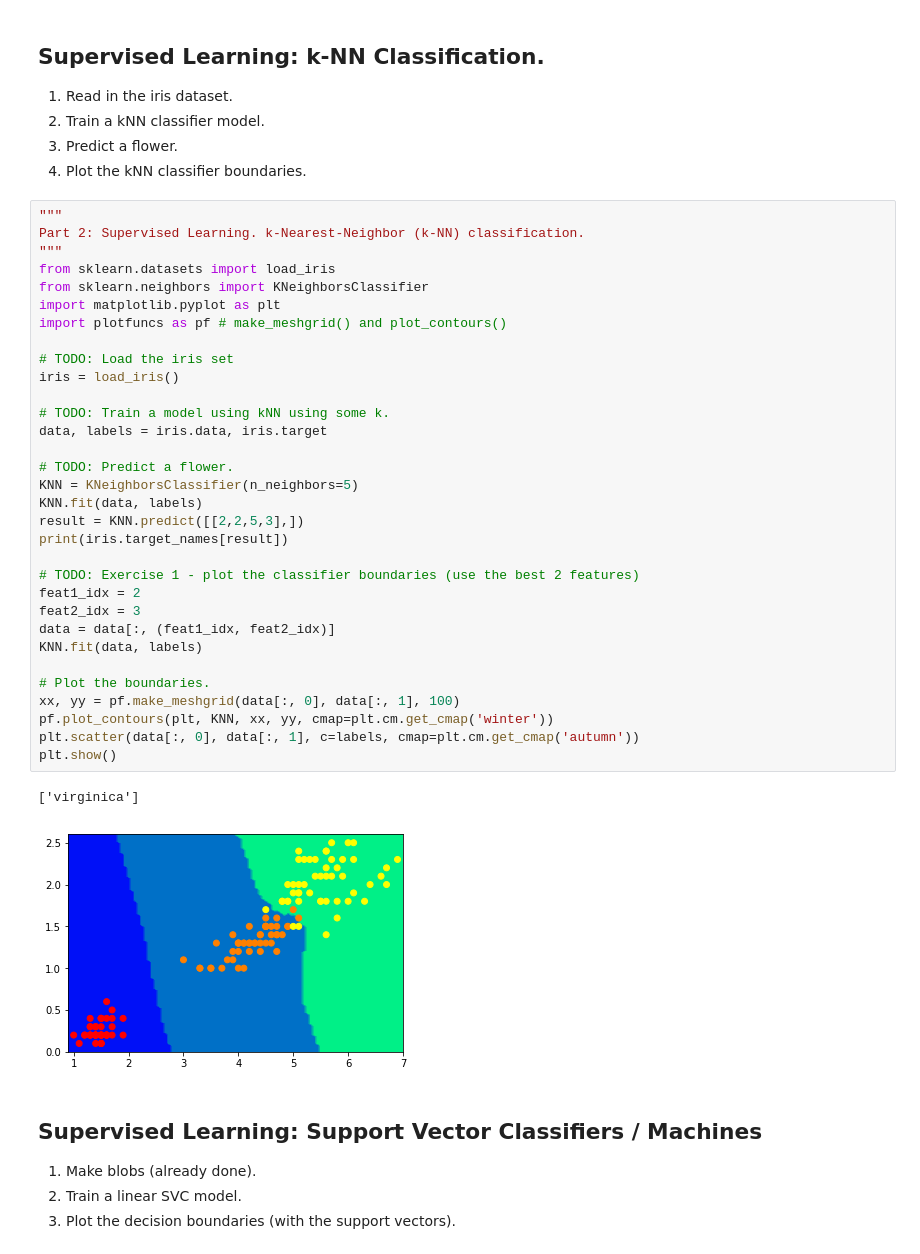
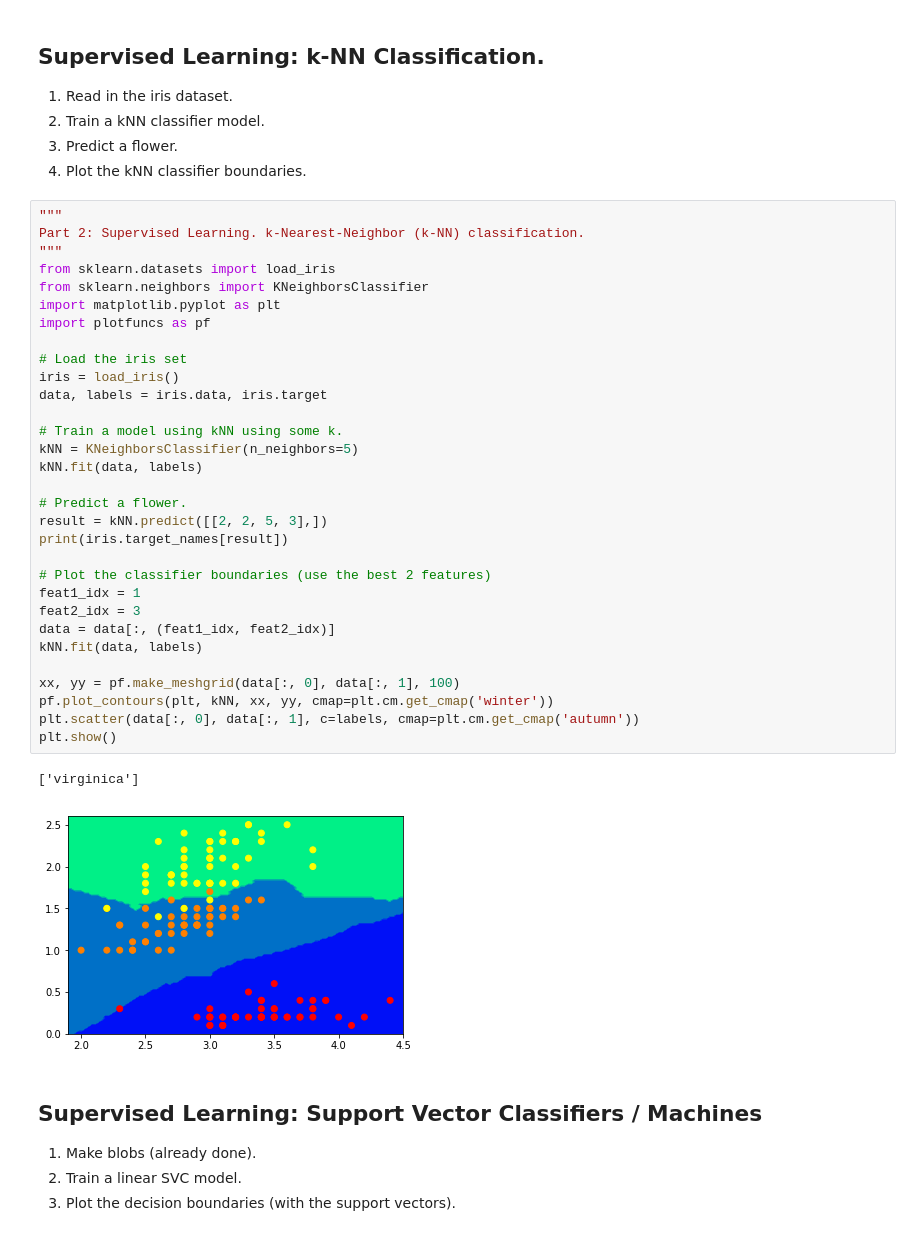
Before and after one commit to jacobhjkim/IRISDataSet, a Jupyter notebook: PitS_Supervised_Learning.ipynb, the cells around one changed output. Cells and saved outputs as stored; diff of their text form.

```diff
--- a/PitS_Supervised_Learning.ipynb
+++ b/PitS_Supervised_Learning.ipynb
@@ -43,38 +44,37 @@ plt.show()
 # %%
 """
 Part 2: Supervised Learning. k-Nearest-Neighbor (k-NN) classification.
 """
 from sklearn.datasets import load_iris
 from sklearn.neighbors import KNeighborsClassifier
 import matplotlib.pyplot as plt
-import plotfuncs as pf # make_meshgrid() and plot_contours()
+import plotfuncs as pf
 
-# TODO: Load the iris set
+# Load the iris set
 iris = load_iris()
-
-# TODO: Train a model using kNN using some k.
 data, labels = iris.data, iris.target
 
-# TODO: Predict a flower.
-KNN = KNeighborsClassifier(n_neighbors=5)
-KNN.fit(data, labels)
-result = KNN.predict([[2,2,5,3],])
+# Train a model using kNN using some k.
+kNN = KNeighborsClassifier(n_neighbors=5)
+kNN.fit(data, labels)
+
+# Predict a flower.
+result = kNN.predict([[2, 2, 5, 3],])
 print(iris.target_names[result])
 
-# TODO: Exercise 1 - plot the classifier boundaries (use the best 2 features)
-feat1_idx = 2
+# Plot the classifier boundaries (use the best 2 features)
+feat1_idx = 1
 feat2_idx = 3
 data = data[:, (feat1_idx, feat2_idx)]
-KNN.fit(data, labels)
+kNN.fit(data, labels)
 
-# Plot the boundaries.
 xx, yy = pf.make_meshgrid(data[:, 0], data[:, 1], 100)
-pf.plot_contours(plt, KNN, xx, yy, cmap=plt.cm.get_cmap('winter'))
+pf.plot_contours(plt, kNN, xx, yy, cmap=plt.cm.get_cmap('winter'))
 plt.scatter(data[:, 0], data[:, 1], c=labels, cmap=plt.cm.get_cmap('autumn'))
 plt.show()
 # %% [output]
 ['virginica']
-[figure, old version]
+[figure, new version]
 # %% [markdown]
 ## Supervised Learning: Support Vector Classifiers / Machines
 1. Make blobs (already done).
```
Also changed, not shown: parts of 12 cells of this notebook, 14 other files.
